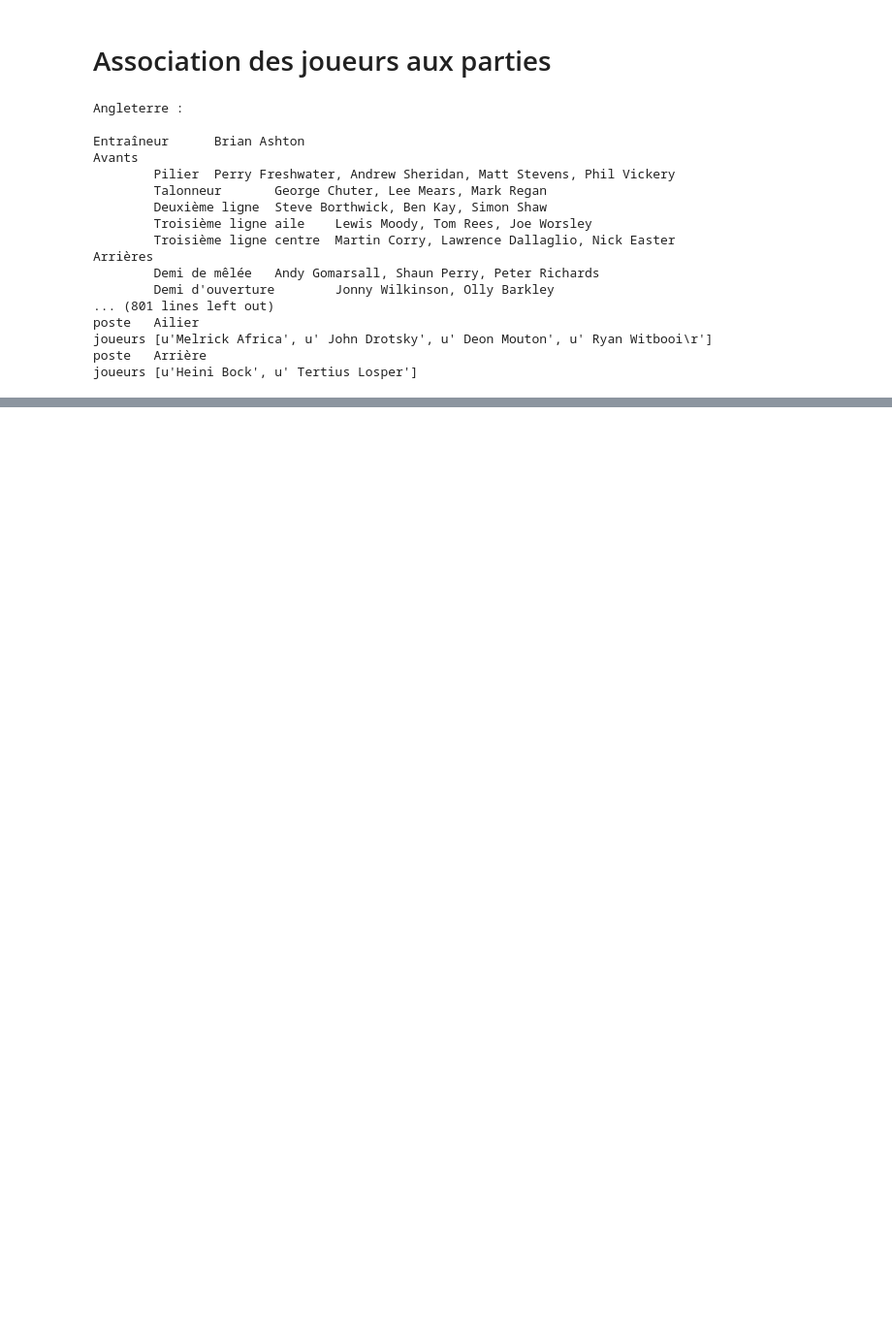
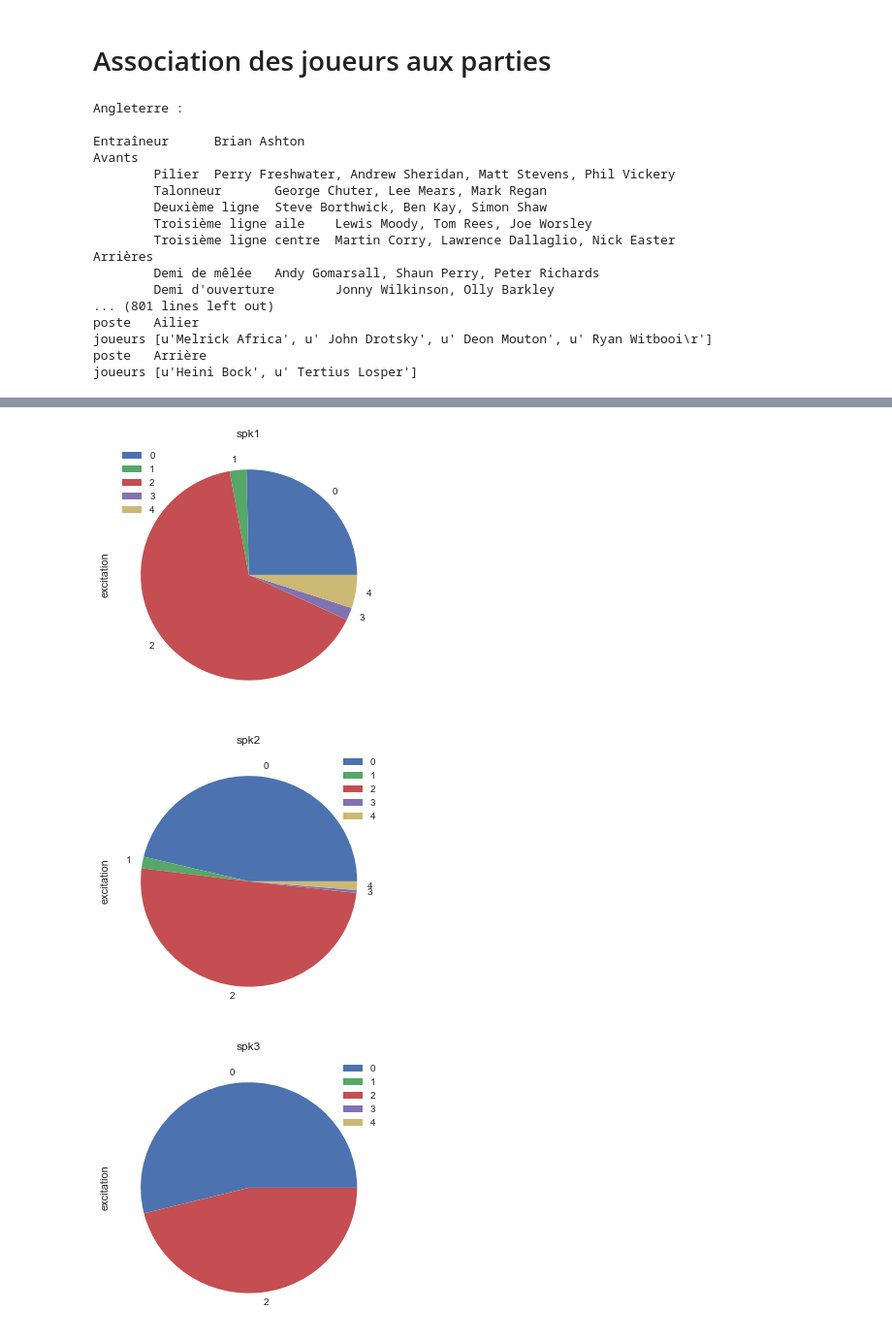
Before and after one commit to gboye/AMBK-SportsCom, a Jupyter notebook: Cerlico/Tableau-Cerlico.ipynb, the cells around one changed output, grey strips where cells are left out. Shown at 97% size. Drawn from its saved outputs; the diff is of its cells as text; code cells hidden in the pictures; blank space fills up the shorter version.

```diff
--- a/Cerlico/Tableau-Cerlico.ipynb
+++ b/Cerlico/Tableau-Cerlico.ipynb
@@ -671,0 +791,8 @@ dfMerges["CM"]
+# %%
+for spk in ["spk%d"%(i+1) for i in range(3)]:
+    ax=pd.cut(dfMatch[dfMatch["Spk"]==spk]["excitation"],[0,0.5,1.5,2.5,3.5,5],include_lowest=True,labels=range(5)).reset_index().groupby(by="excitation").count().plot(kind="pie",y="timeline",figsize=(5,5),title=spk)
+    ax.set(ylabel="excitation")
+# %% [output]
+[figure, added]
+[figure, added]
+[figure, added]
```
Also changed, not shown: parts of 61 cells of this notebook, 18 other files.
